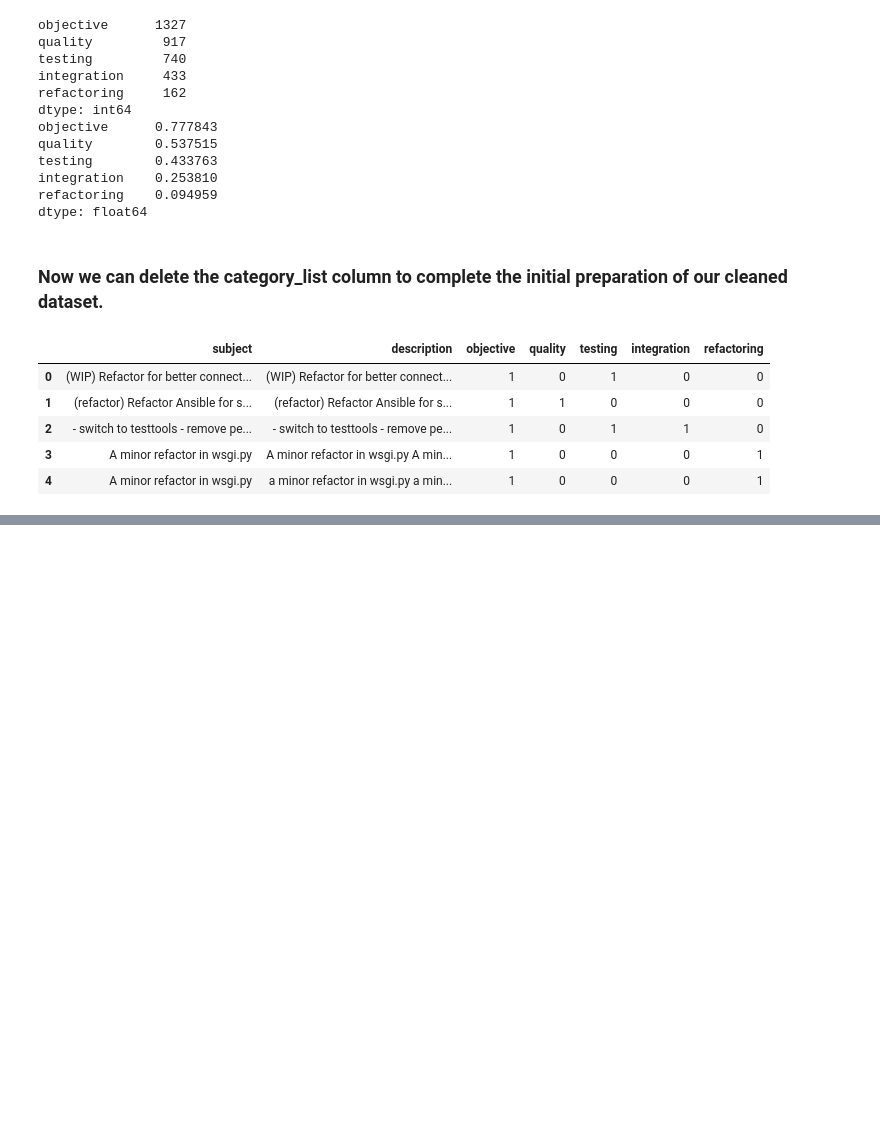
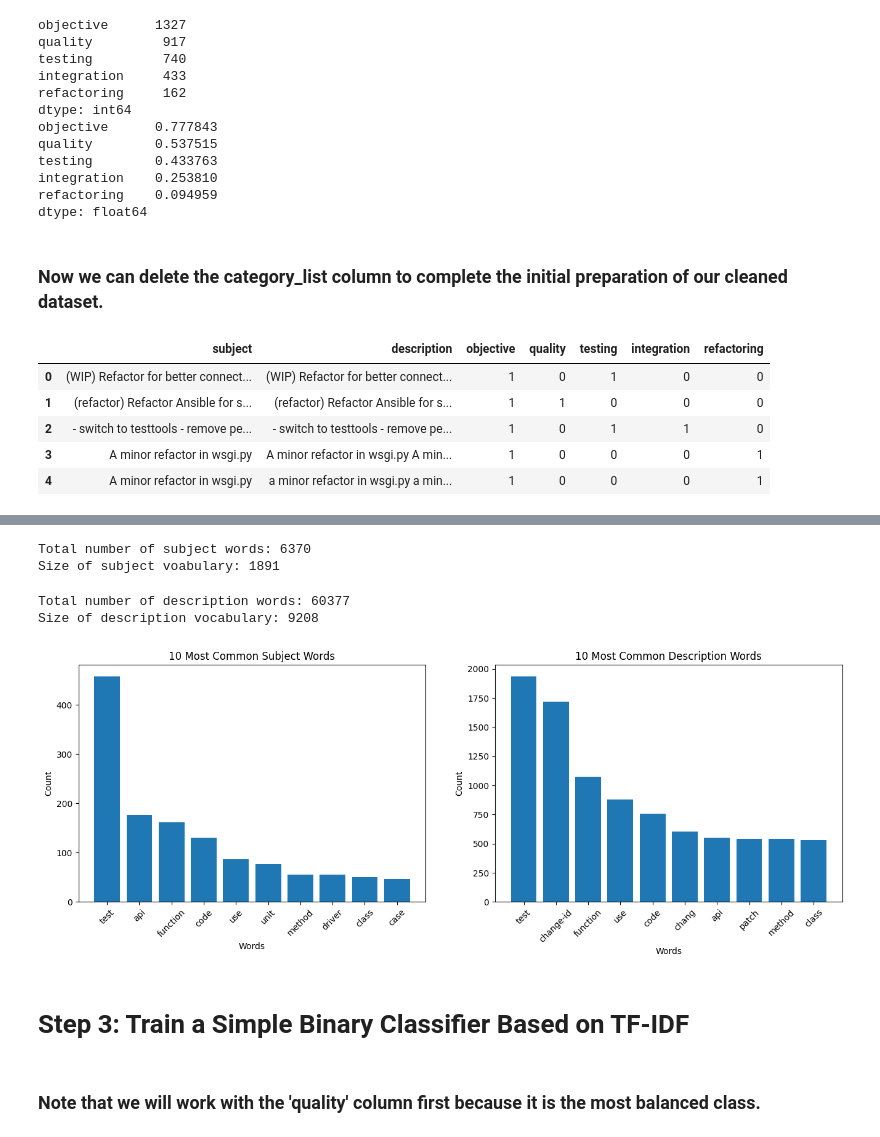
Before and after one commit to ggp6101/DSCI644_Group1, a Jupyter notebook: DSCI644_Notebook01.ipynb, the cells around one changed output, grey strips where cells are left out. Cells and saved outputs as stored; diff of their text form; code cells hidden in the pictures; blank space fills up the shorter version.

```diff
--- a/DSCI644_Notebook01.ipynb
+++ b/DSCI644_Notebook01.ipynb
@@ -158,0 +186,60 @@ So now we can, for example, train a binary classifier for each of these five cat
+# %%
+subject_cat = cleaned_df.subject.str.cat(sep=' ')
+subject_tokens = word_tokenize(subject_cat.lower())
+subject_tokens = [w for w in subject_tokens if not w in stop_set]
+subject_stem = []
+for t in subject_tokens:
+  subject_stem.append(snowball.stem(t))
+
+subject_stem = [i for i in subject_stem if i != 'refactor'] #This was a selection criteria, so will be in every item by definition, so provides no information.
+print('Total number of subject words:', len(subject_stem))
+subject_vocab = set(subject_stem)
+print('Size of subject voabulary:', len(subject_vocab))
+# %% [output]
+Total number of subject words: 6370
+Size of subject voabulary: 1891
+# %%
+description_cat = cleaned_df.description.str.cat(sep=' ')
+description_tokens = word_tokenize(description_cat.lower())
+description_tokens = [w for w in description_tokens if not w in stop_set]
+description_stem = []
+for t in description_tokens:
+  description_stem.append(snowball.stem(t))
+
+description_stem = [i for i in description_stem if i != 'refactor'] #This was a selection criteria, so will be in every item by definition, so provides no information.
+print('Total number of description words:', len(description_stem))
+description_vocab = set(description_stem)
+print('Size of description vocabulary:', len(description_vocab))
+# %% [output]
+Total number of description words: 60377
+Size of description vocabulary: 9208
+# %%
+subject_freq = nltk.FreqDist(subject_stem)
+description_freq = nltk.FreqDist(description_stem)
+
+subject_words, subject_frequencies = zip(*subject_freq.most_common(10))
+desc_words, desc_frequencies = zip(*description_freq.most_common(10))
+
+fig, axs = plt.subplots(1,2, figsize=(16, 5))
+
+axs[0].bar(subject_words, subject_frequencies)
+axs[0].set_title('10 Most Common Subject Words')
+axs[0].set_xticks(subject_words)
+axs[0].set_xticklabels(subject_words, rotation=45)
+
+axs[1].bar(desc_words, desc_frequencies)
+axs[1].set_title('10 Most Common Description Words')
+axs[1].set_xticks(desc_words)
+axs[1].set_xticklabels(desc_words, rotation=45)
+
+for ax in axs:
+    ax.set_xlabel('Words')
+    ax.set_ylabel('Count')
+
+plt.show()
+# %% [output]
+[figure, added]
+# %% [markdown]
+# Step 3: Train a Simple Binary Classifier Based on TF-IDF
+# %% [markdown]
+### Note that we will work with the 'quality' column first because it is the most balanced class.
```
Also changed, not shown: parts of 18 cells of this notebook.
